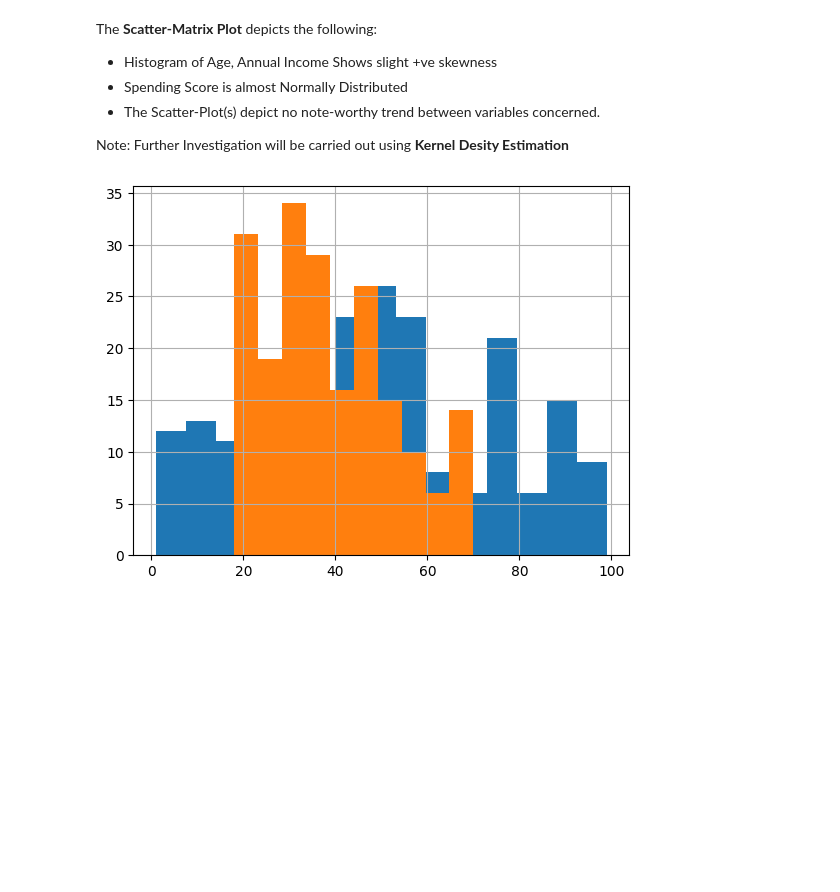
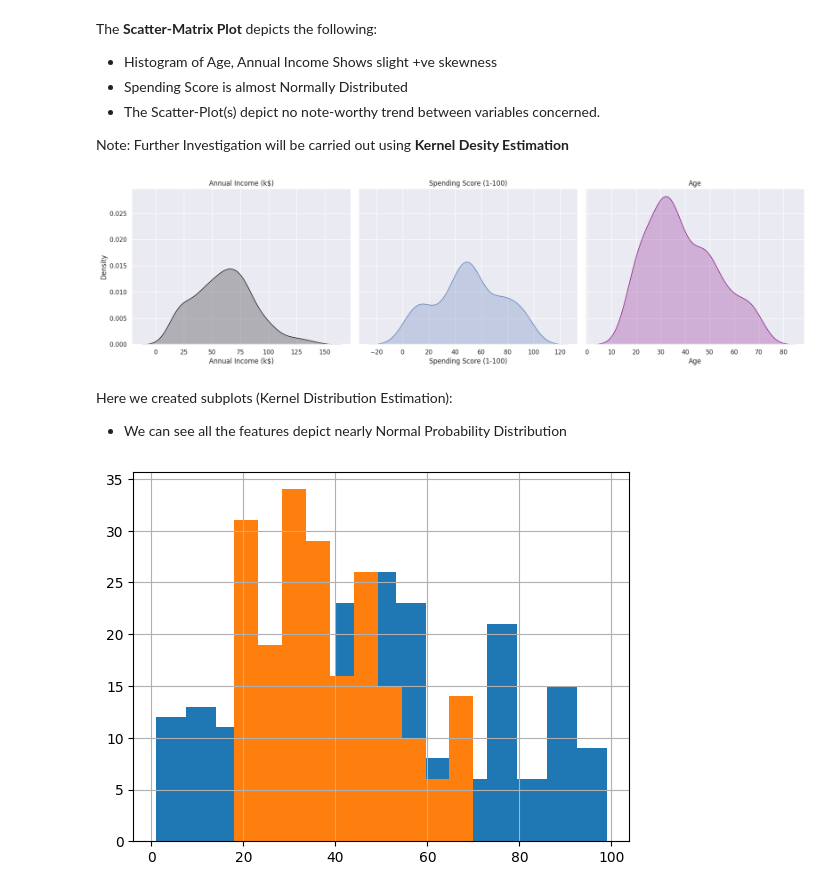
Before and after one commit to pb319/Segment-Stream, a Jupyter notebook: CustSegment.ipynb, the cells around one changed output. Saved outputs shown, nothing was run; the diff lists cells and outputs as text; code cells hidden in the pictures; blank space fills up the shorter version.

```diff
--- a/CustSegment.ipynb
+++ b/CustSegment.ipynb
@@ -117,6 +117,33 @@ The **Scatter-Matrix Plot** depicts the following:
  - The Scatter-Plot(s) depict no note-worthy trend between variables concerned.
 
 Note: Further Investigation will be carried out using **Kernel Desity Estimation**
+# %%
+import matplotlib.pyplot as plt
+import seaborn as sns
+
+# Create subplots: 1 row, 3 columns, sharing y-axis
+fig, axes = plt.subplots(1, 3, figsize=(18, 5), sharey=True)
+
+# Plot KDE for Annual Income
+sns.kdeplot(data=customer_data, x="Annual Income (k$)", ax=axes[0], fill=True, color= "0")
+axes[0].set_title("Annual Income (k$)")
+
+# Plot KDE for Spending Score
+sns.kdeplot(data=customer_data, x="Spending Score (1-100)", ax=axes[1], fill=True, )
+axes[1].set_title("Spending Score (1-100)")
+
+# Plot KDE for Age
+sns.kdeplot(data=customer_data, x="Age", ax=axes[2], fill=True, color= "purple")
+axes[2].set_title("Age")
+
+# Adjust layout
+plt.tight_layout()
+plt.show()
+# %% [output]
+[figure, added]
+# %% [markdown]
+Here we created subplots (Kernel Distribution Estimation):
+- We can see all the features depict nearly Normal Probability Distribution
 # %%
 #  plt.figure(figsize= (8,5))
 # sns.heatmap(cr,annot= True , vmin=-1 ,vmax= 1, center= 0, cmap="vlag", mask= mask)
```
